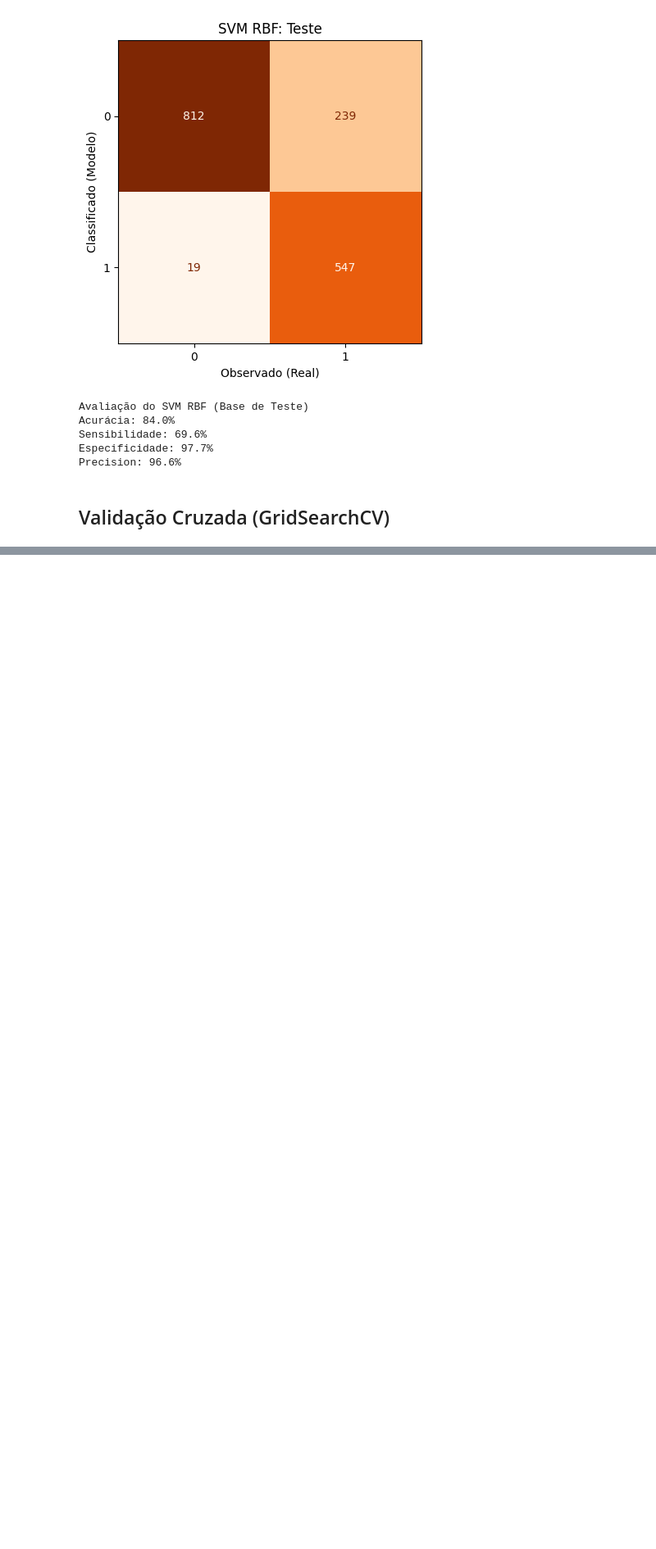
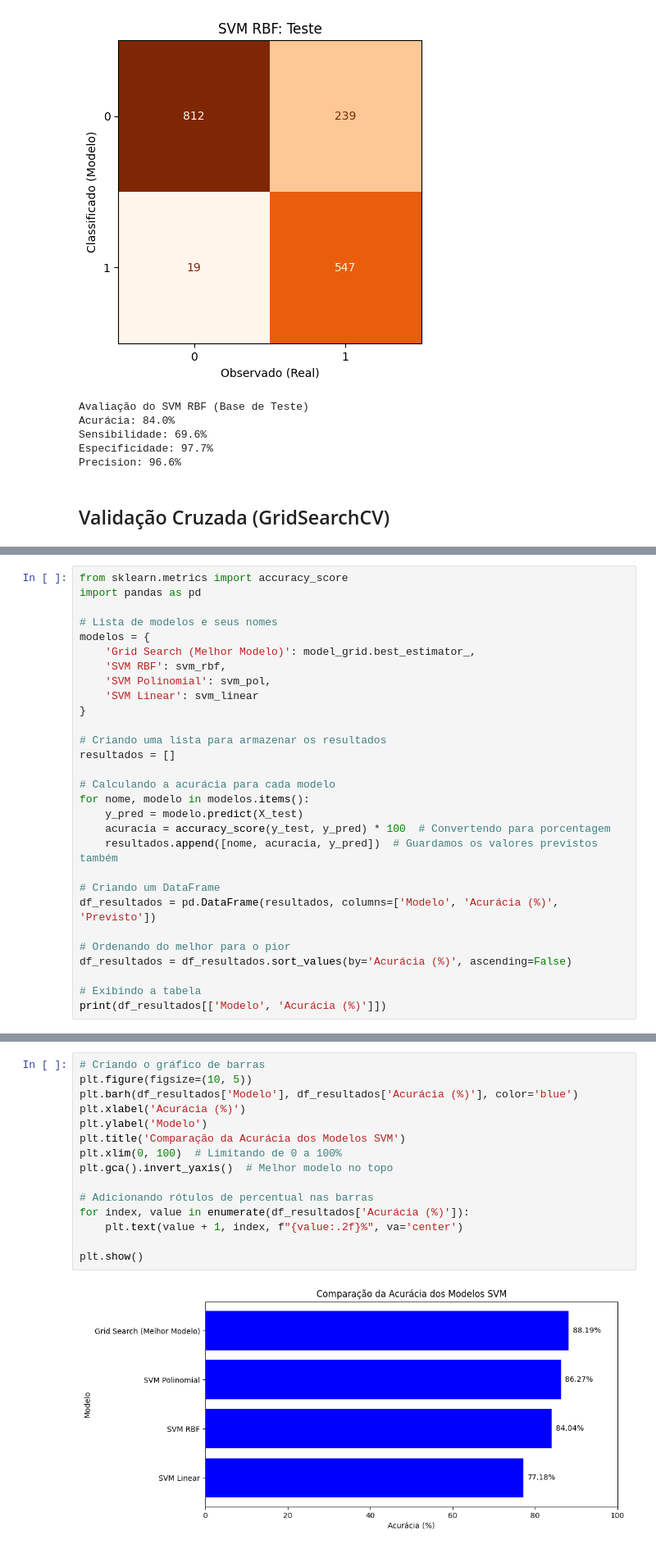
Before and after one commit to dteconometrics/svm_churn, a Jupyter notebook: chrun.ipynb, the cells around one changed output, grey strips where cells are left out. Shown at 82% size. Cells and saved outputs as stored; diff of their text form; blank space fills up the shorter version.

```diff
--- a/chrun.ipynb
+++ b/chrun.ipynb
@@ -439,0 +569,29 @@ Precision: 96.6%
+# %%
+from sklearn.metrics import accuracy_score
+import pandas as pd
+
+# Lista de modelos e seus nomes
+modelos = {
+    'Grid Search (Melhor Modelo)': model_grid.best_estimator_,
+    'SVM RBF': svm_rbf,
+    'SVM Polinomial': svm_pol,
+    'SVM Linear': svm_linear
+}
+
+# Criando uma lista para armazenar os resultados
+resultados = []
+
+# Calculando a acurácia para cada modelo
+for nome, modelo in modelos.items():
+    y_pred = modelo.predict(X_test)
+    acuracia = accuracy_score(y_test, y_pred) * 100  # Convertendo para porcentagem
+    resultados.append([nome, acuracia, y_pred])  # Guardamos os valores previstos também
+
+# Criando um DataFrame
+df_resultados = pd.DataFrame(resultados, columns=['Modelo', 'Acurácia (%)', 'Previsto'])
+
+# Ordenando do melhor para o pior
+df_resultados = df_resultados.sort_values(by='Acurácia (%)', ascending=False)
+
+# Exibindo a tabela
+print(df_resultados[['Modelo', 'Acurácia (%)']])
@@ -439,0 +604,17 @@ Precision: 96.6%
+# %%
+# Criando o gráfico de barras
+plt.figure(figsize=(10, 5))
+plt.barh(df_resultados['Modelo'], df_resultados['Acurácia (%)'], color='blue')
+plt.xlabel('Acurácia (%)')
+plt.ylabel('Modelo')
+plt.title('Comparação da Acurácia dos Modelos SVM')
+plt.xlim(0, 100)  # Limitando de 0 a 100%
+plt.gca().invert_yaxis()  # Melhor modelo no topo
+
+# Adicionando rótulos de percentual nas barras
+for index, value in enumerate(df_resultados['Acurácia (%)']):
+    plt.text(value + 1, index, f"{value:.2f}%", va='center')
+
+plt.show()
+# %% [output]
+[figure, added]
```
Also changed, not shown: parts of 14 cells of this notebook.
